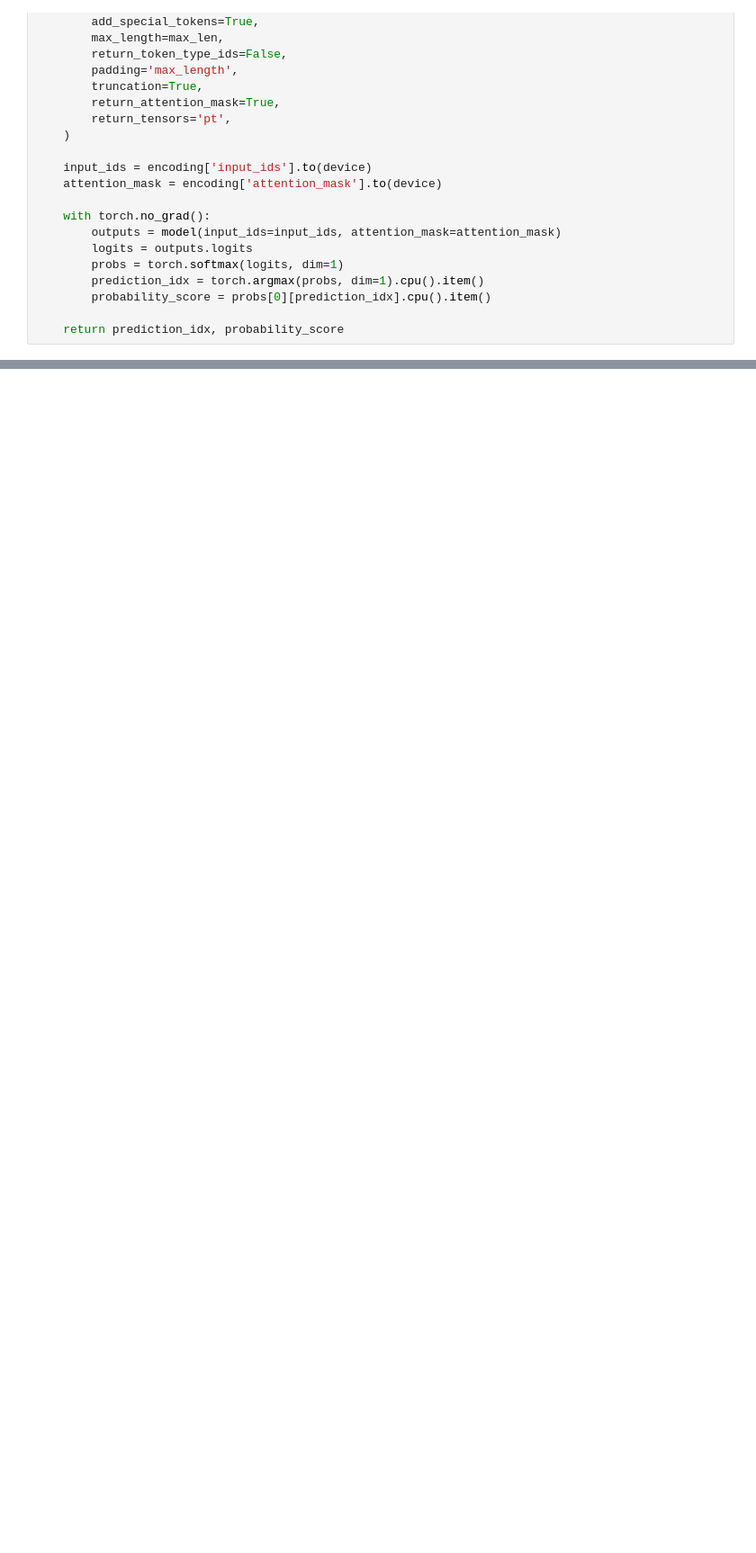
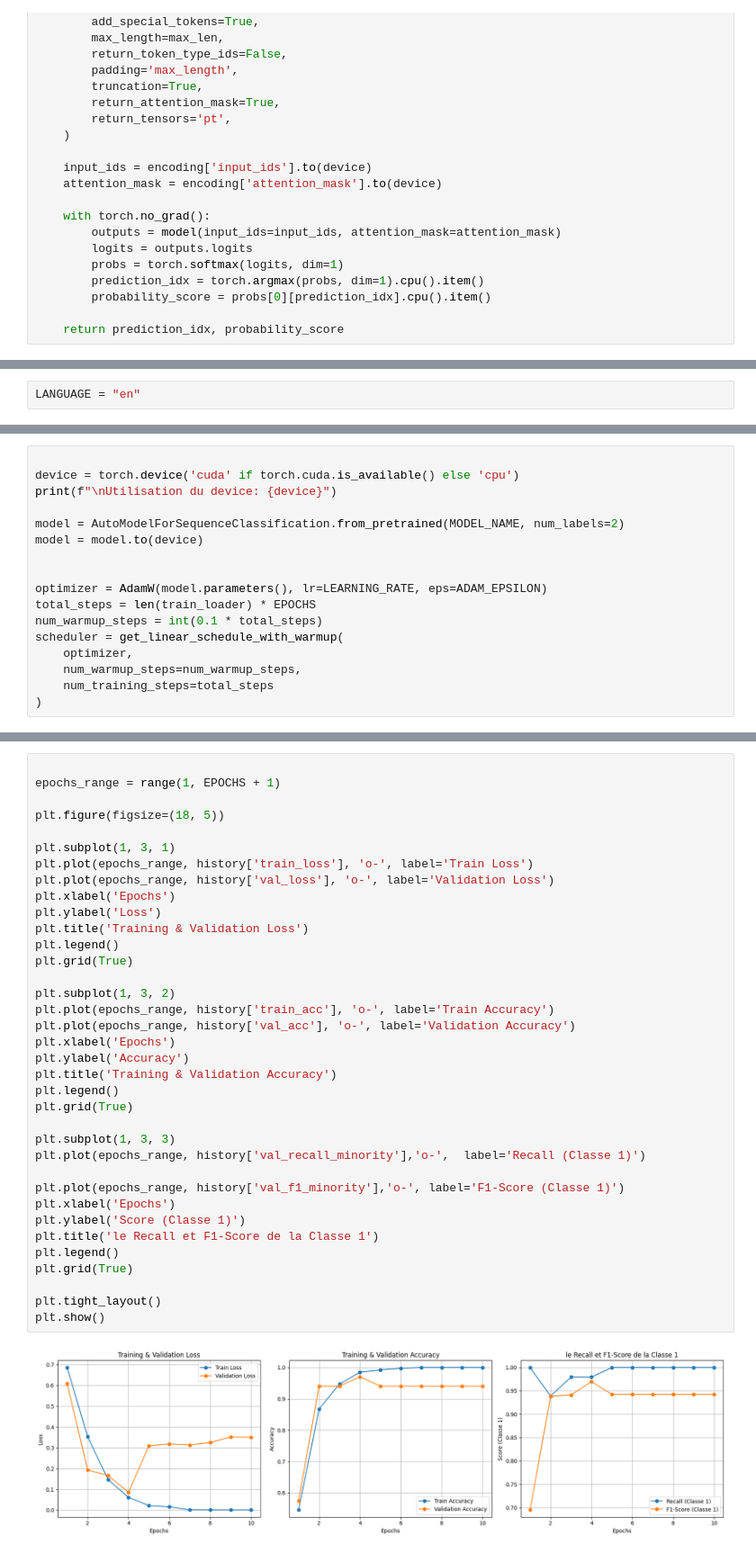
Before and after one commit to MohammedLbkl/BERT_Response_Validity_Checker, a Jupyter notebook: notebooks/BERT_fr/BERT_vr.ipynb, the cells around one changed output, grey strips where cells are left out. Shown at 90% size. Saved outputs shown, nothing was run; the diff lists cells and outputs as text; blank space fills up the shorter version.

```diff
--- a/notebooks/BERT_fr/BERT_vr.ipynb
+++ b/notebooks/BERT_fr/BERT_vr.ipynb
@@ -588,0 +926,2 @@ Exemple 10:
+# %%
+LANGUAGE = "en"
@@ -588,0 +1133,17 @@ Exemple 10:
+# %%
+
+device = torch.device('cuda' if torch.cuda.is_available() else 'cpu')
+print(f"\nUtilisation du device: {device}")
+
+model = AutoModelForSequenceClassification.from_pretrained(MODEL_NAME, num_labels=2)
+model = model.to(device)
+
+
+optimizer = AdamW(model.parameters(), lr=LEARNING_RATE, eps=ADAM_EPSILON)
+total_steps = len(train_loader) * EPOCHS
+num_warmup_steps = int(0.1 * total_steps)
+scheduler = get_linear_schedule_with_warmup(
+    optimizer,
+    num_warmup_steps=num_warmup_steps,
+    num_training_steps=total_steps
+)
@@ -588,0 +1273,38 @@ Exemple 10:
+# %%
+
+epochs_range = range(1, EPOCHS + 1)
+
+plt.figure(figsize=(18, 5))
+
+plt.subplot(1, 3, 1)
+plt.plot(epochs_range, history['train_loss'], 'o-', label='Train Loss')
+plt.plot(epochs_range, history['val_loss'], 'o-', label='Validation Loss')
+plt.xlabel('Epochs')
+plt.ylabel('Loss')
+plt.title('Training & Validation Loss')
+plt.legend()
+plt.grid(True)
+
+plt.subplot(1, 3, 2)
+plt.plot(epochs_range, history['train_acc'], 'o-', label='Train Accuracy')
+plt.plot(epochs_range, history['val_acc'], 'o-', label='Validation Accuracy')
+plt.xlabel('Epochs')
+plt.ylabel('Accuracy')
+plt.title('Training & Validation Accuracy')
+plt.legend()
+plt.grid(True)
+
+plt.subplot(1, 3, 3)
+plt.plot(epochs_range, history['val_recall_minority'],'o-',  label='Recall (Classe 1)')
+
+plt.plot(epochs_range, history['val_f1_minority'],'o-', label='F1-Score (Classe 1)')
+plt.xlabel('Epochs')
+plt.ylabel('Score (Classe 1)')
+plt.title('le Recall et F1-Score de la Classe 1')
+plt.legend()
+plt.grid(True)
+
+plt.tight_layout()
+plt.show()
+# %% [output]
+[figure, added]
```
Also changed, not shown: parts of 61 cells of this notebook, 10 other files.
